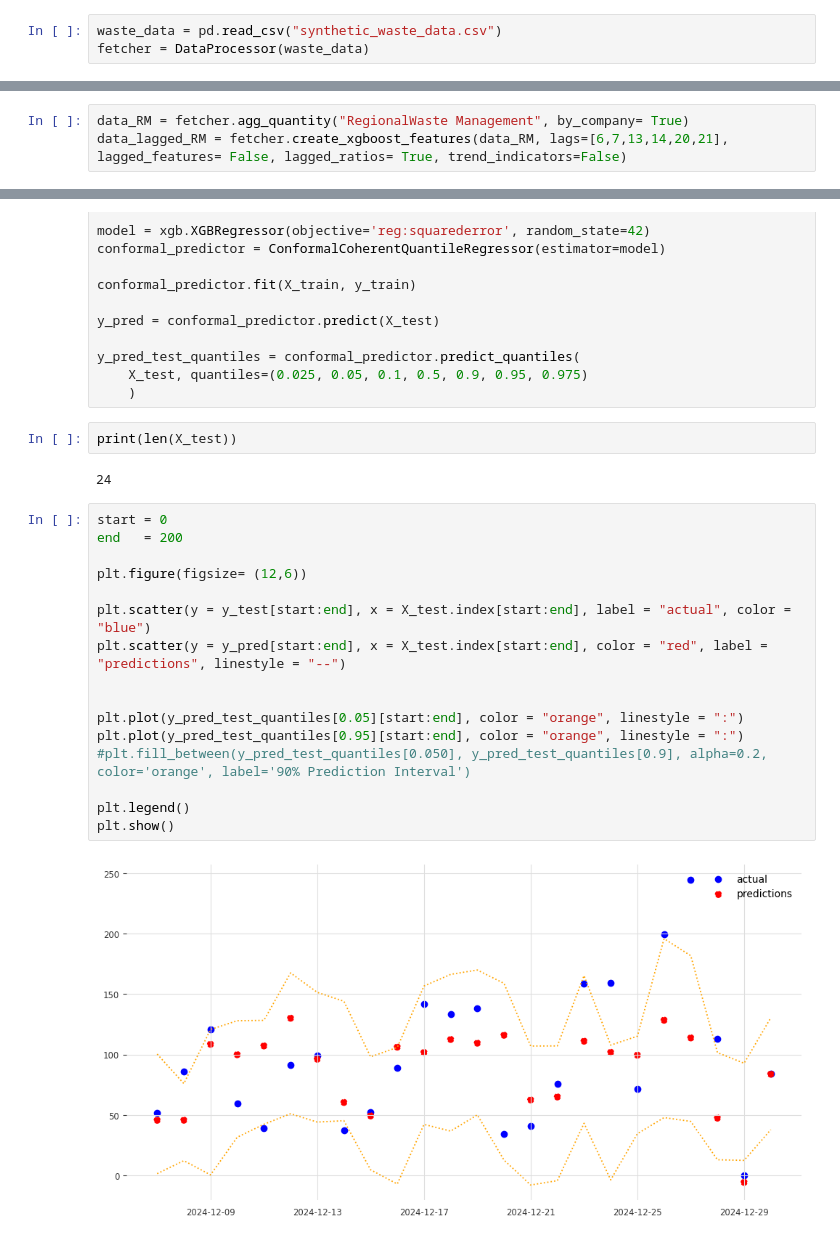
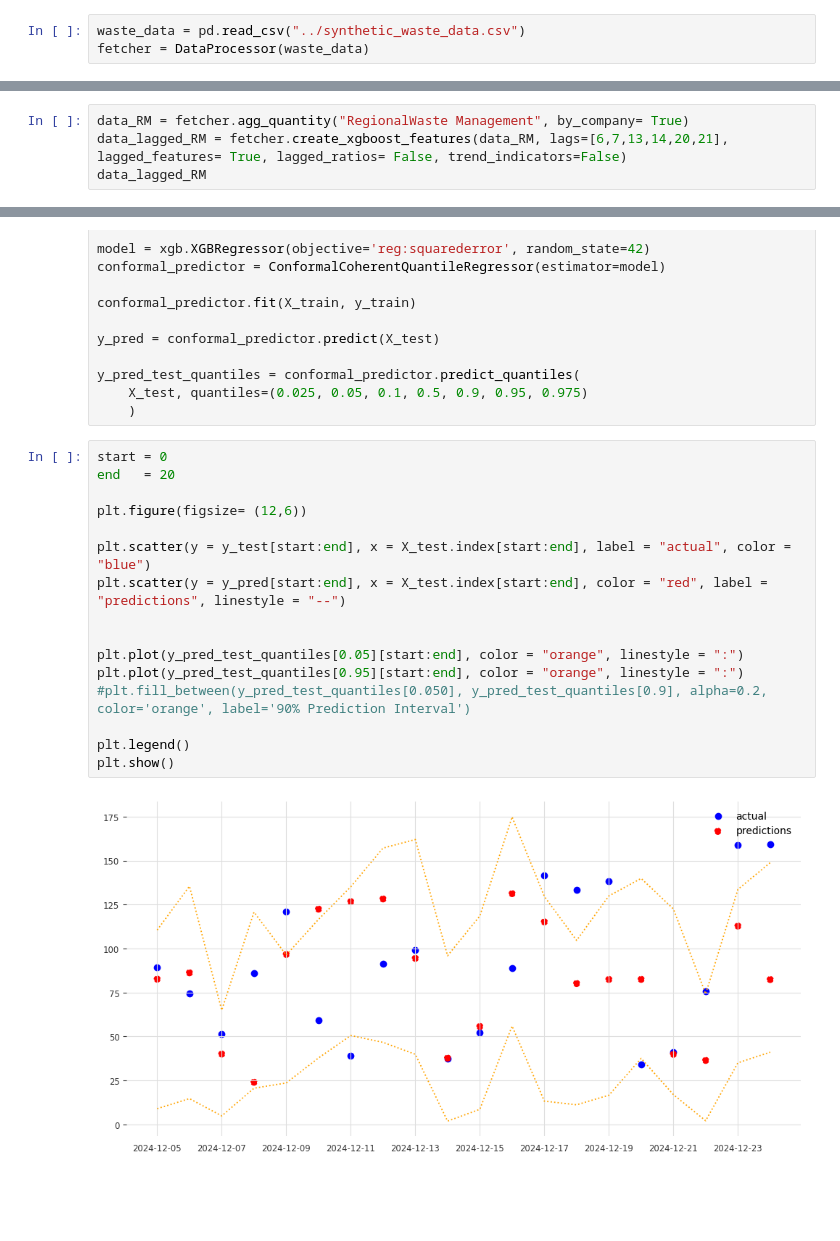
Before and after one commit to 1106maxi/AI-supported-Forecasting-Models-for-Waste-Management, a Jupyter notebook: implementation tests/test_prediction_intervals.ipynb, the cells around one changed output, grey strips where cells are left out. Drawn from its saved outputs; the diff is of its cells as text; blank space fills up the shorter version.

Commit message:
New Tests

```diff
--- a/implementation tests/test_prediction_intervals.ipynb
+++ b/implementation tests/test_prediction_intervals.ipynb
@@ -17,5 +20,5 @@ import seaborn as sns
 from darts import TimeSeries
 from conformal_tights import DartsForecaster, ConformalCoherentQuantileRegressor
 # %%
-waste_data = pd.read_csv("synthetic_waste_data.csv")
+waste_data = pd.read_csv("../synthetic_waste_data.csv")
 fetcher = DataProcessor(waste_data)
@@ -41,3 +25,4 @@ agg_waste_df
 # %%
 data_RM = fetcher.agg_quantity("RegionalWaste Management", by_company= True)
-data_lagged_RM = fetcher.create_xgboost_features(data_RM, lags=[6,7,13,14,20,21], lagged_features= False, lagged_ratios= True, trend_indicators=False)
+data_lagged_RM = fetcher.create_xgboost_features(data_RM, lags=[6,7,13,14,20,21], lagged_features= True, lagged_ratios= False, trend_indicators=False)
+data_lagged_RM
@@ -60,25 +60,21 @@ y_pred = conformal_predictor.predict(X_test)
 y_pred_test_quantiles = conformal_predictor.predict_quantiles(
     X_test, quantiles=(0.025, 0.05, 0.1, 0.5, 0.9, 0.95, 0.975)
     )
-# %%
-print(len(X_test))
-# %% [output]
-24
 # %%
 start = 0
-end   = 200
+end   = 20
 
 plt.figure(figsize= (12,6))
 
 plt.scatter(y = y_test[start:end], x = X_test.index[start:end], label = "actual", color = "blue")
 plt.scatter(y = y_pred[start:end], x = X_test.index[start:end], color = "red", label = "predictions", linestyle = "--")
 
 
 plt.plot(y_pred_test_quantiles[0.05][start:end], color = "orange", linestyle = ":")
 plt.plot(y_pred_test_quantiles[0.95][start:end], color = "orange", linestyle = ":")
 #plt.fill_between(y_pred_test_quantiles[0.050], y_pred_test_quantiles[0.9], alpha=0.2, color='orange', label='90% Prediction Interval')
 
 plt.legend()
 plt.show()
 # %% [output]
-[figure, old version]
+[figure, new version]
```
Also changed, not shown: parts of 5 cells of this notebook, 14 other files.
